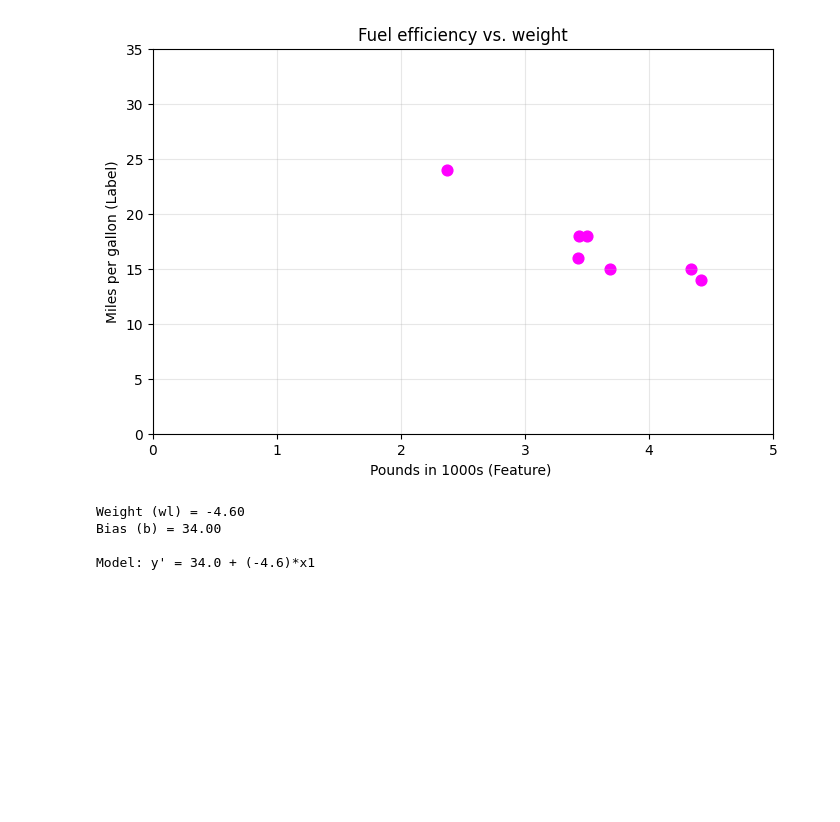
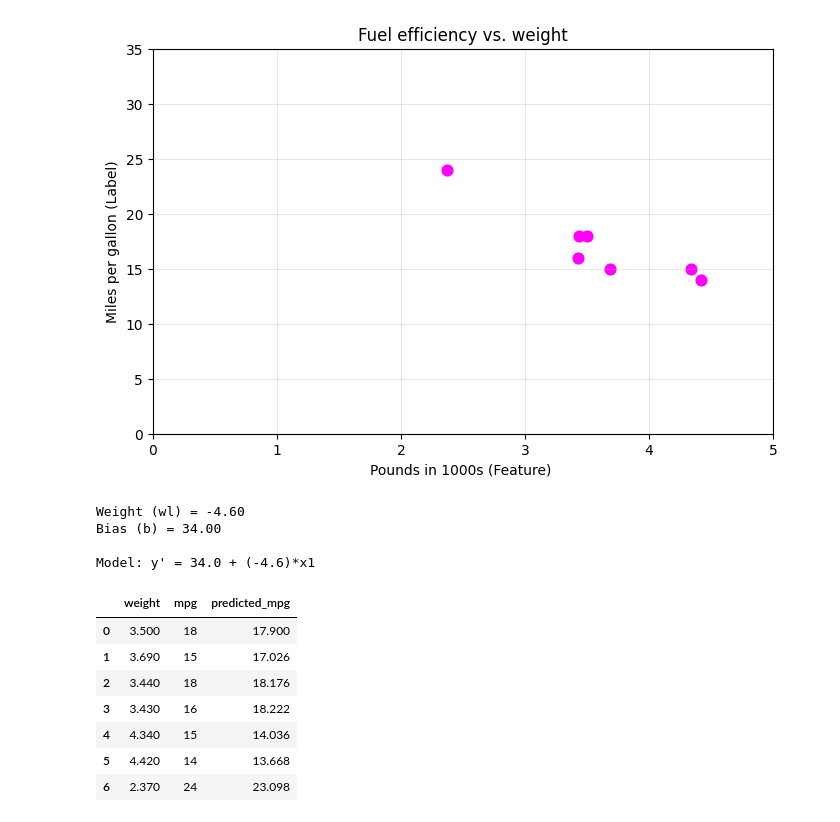
Before and after one commit to danielbazx/Machine-Learning-6-SIN-A-Mar-Jul-2026, a Jupyter notebook: loss.ipynb, the cells around one changed output. Cells and saved outputs as stored; diff of their text form; code cells hidden in the pictures; blank space fills up the shorter version.

Commit message:
wip: predictions

```diff
--- a/loss.ipynb
+++ b/loss.ipynb
@@ -276,4 +276,15 @@ Model: y' = 34.0 + (-4.6)*x1
 def predict(x, bias, weight):
     return bias + weight * x
 # %%
-#prediction
+#predictions
+cars["predicted_mpg"] = predict(cars["weight"], b, wl)
+cars
+# %% [output]
+|  | weight | mpg | predicted_mpg |
+| 0 | 3.500 | 18 | 17.900 |
+| 1 | 3.690 | 15 | 17.026 |
+| 2 | 3.440 | 18 | 18.176 |
+| 3 | 3.430 | 16 | 18.222 |
+| 4 | 4.340 | 15 | 14.036 |
+| 5 | 4.420 | 14 | 13.668 |
+| 6 | 2.370 | 24 | 23.098 |
```
